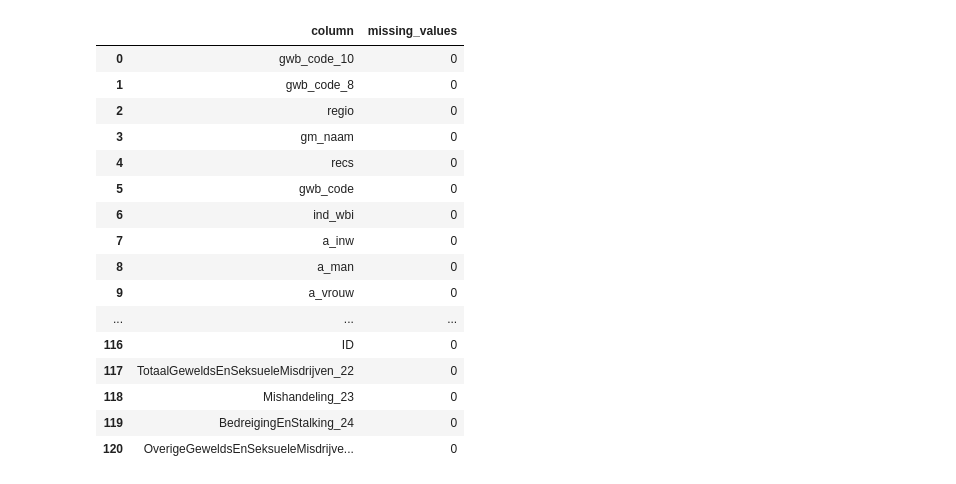
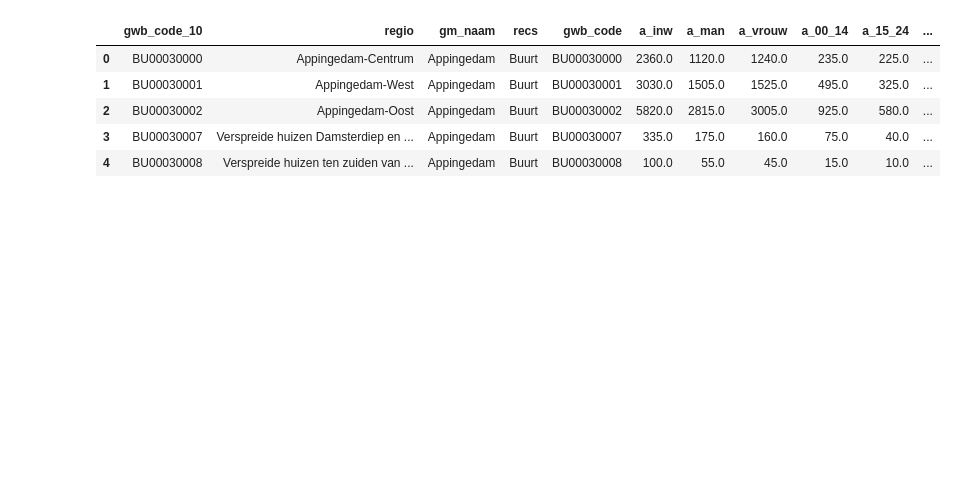
Before and after one commit to DiegoSourbag/ML-Final_Project, a Jupyter notebook: main.ipynb, the cells around one changed output. Saved outputs shown, nothing was run; the diff lists cells and outputs as text; code cells hidden in the pictures; blank space fills up the shorter version.

```diff
--- a/main.ipynb
+++ b/main.ipynb
@@ -52,28 +81,9 @@ df = pd.concat([df_num_cols_imputed, df_cat_cols], axis =1)
-# %%
-missing_df = (
-    df.isna()
-      .sum()
-      .reset_index()
-      .rename(columns={'index': 'column', 0: 'missing_values'})
-)
-
-pd.set_option('display.max_rows', None)
-missing_df
-# %% [output]
-|  | column | missing_values |
-| 0 | gwb_code_10 | 0 |
-| 1 | gwb_code_8 | 0 |
-| 2 | regio | 0 |
-| 3 | gm_naam | 0 |
-| 4 | recs | 0 |
-| 5 | gwb_code | 0 |
-| 6 | ind_wbi | 0 |
-| 7 | a_inw | 0 |
-| 8 | a_man | 0 |
-| 9 | a_vrouw | 0 |
-| ... | ... | ... |
-| 116 | ID | 0 |
-| 117 | TotaalGeweldsEnSeksueleMisdrijven_22 | 0 |
-| 118 | Mishandeling_23 | 0 |
-| 119 | BedreigingEnStalking_24 | 0 |
-| 120 | OverigeGeweldsEnSeksueleMisdrijve... | 0 |
+# %%
+df_imputed.head()
+# %% [output]
+|  | gwb_code_10 | regio | gm_naam | recs | gwb_code | a_inw | a_man | a_vrouw | a_00_14 | a_15_24 | ... |
+| 0 | BU00030000 | Appingedam-Centrum | Appingedam | Buurt | BU00030000 | 2360.0 | 1120.0 | 1240.0 | 235.0 | 225.0 | ... |
+| 1 | BU00030001 | Appingedam-West | Appingedam | Buurt | BU00030001 | 3030.0 | 1505.0 | 1525.0 | 495.0 | 325.0 | ... |
+| 2 | BU00030002 | Appingedam-Oost | Appingedam | Buurt | BU00030002 | 5820.0 | 2815.0 | 3005.0 | 925.0 | 580.0 | ... |
+| 3 | BU00030007 | Verspreide huizen Damsterdiep en ... | Appingedam | Buurt | BU00030007 | 335.0 | 175.0 | 160.0 | 75.0 | 40.0 | ... |
+| 4 | BU00030008 | Verspreide huizen ten zuiden van ... | Appingedam | Buurt | BU00030008 | 100.0 | 55.0 | 45.0 | 15.0 | 10.0 | ... |
```
Also changed, not shown: parts of 3 cells of this notebook.
